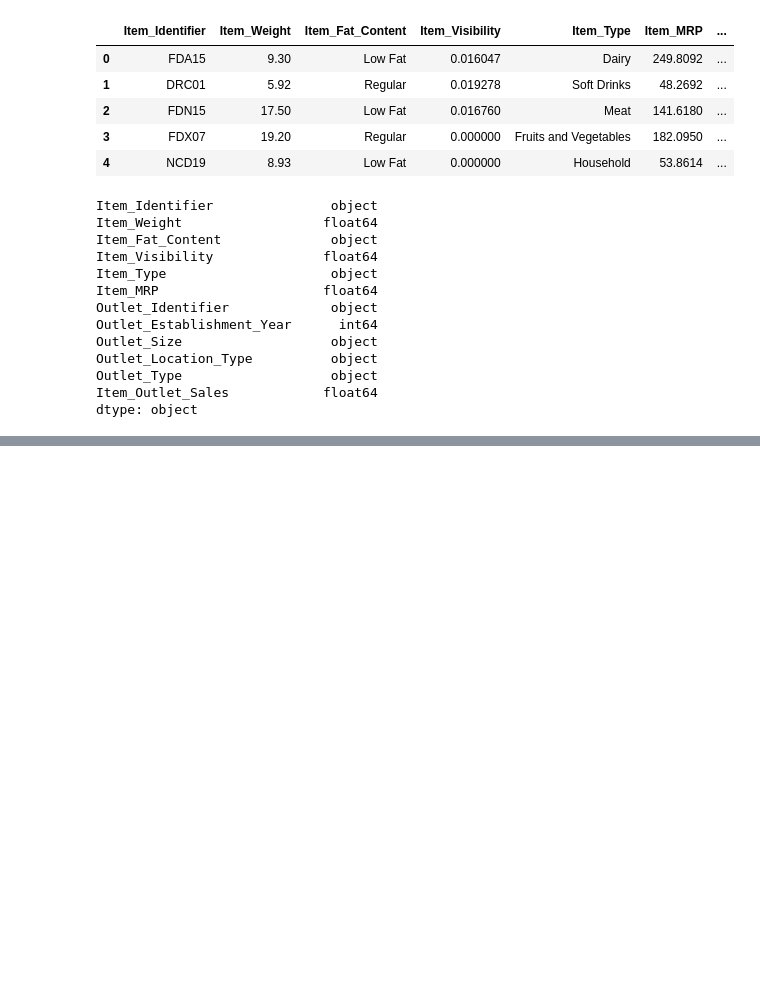
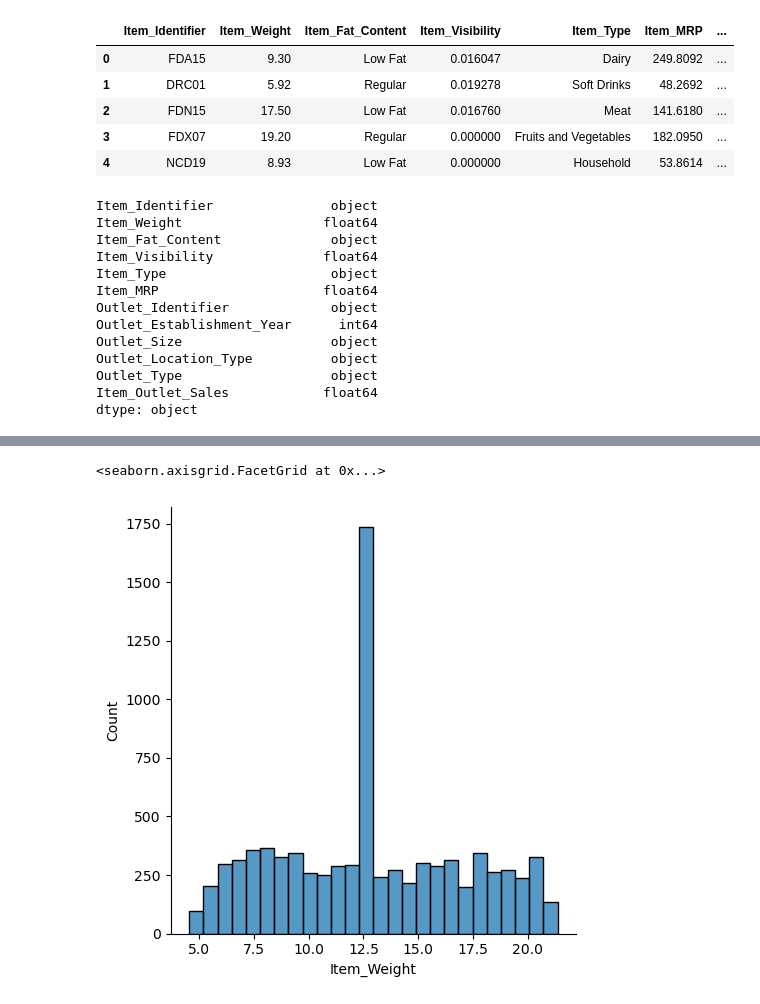
Before and after one commit to Harsithreddymajjigapu/22PROJECTS, a Jupyter notebook: projec.ipynb, the cells around one changed output, grey strips where cells are left out. Drawn from its saved outputs; the diff is of its cells as text; code cells hidden in the pictures; blank space fills up the shorter version.

```diff
--- a/projec.ipynb
+++ b/projec.ipynb
@@ -27,0 +80,4 @@ dtype: object
+# %%
+df['Item_Weight'].fillna(df['Item_Weight'].mean(),inplace=True)
+# %%
+df['Outlet_Size'].fillna('Outlet_Size',inplace=True)
@@ -27,0 +109,5 @@ dtype: object
+# %%
+sns.displot(df['Item_Weight'])
+# %% [output]
+<seaborn.axisgrid.FacetGrid at 0x...>
+[figure, added]
```
Also changed, not shown: parts of 16 cells of this notebook.
